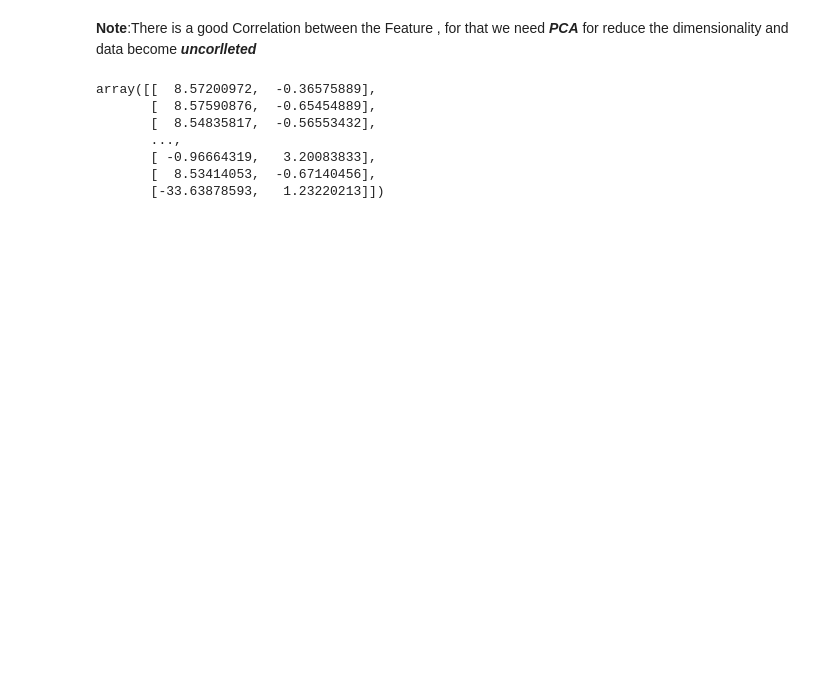
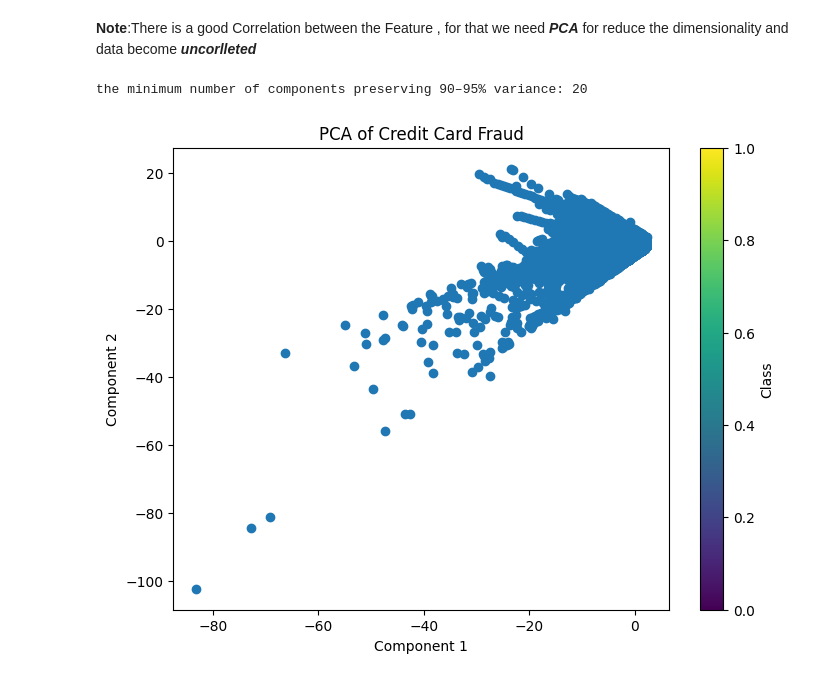
Before and after one commit to Naseem-Ananzeh/Ml2_Final_Project, a Jupyter notebook: creditcard_dataset_.ipynb, the cells around one changed output. Saved outputs shown, nothing was run; the diff lists cells and outputs as text; code cells hidden in the pictures; blank space fills up the shorter version.

```diff
--- a/creditcard_dataset_.ipynb
+++ b/creditcard_dataset_.ipynb
@@ -236,14 +253,27 @@ corr_matrix
 **Note**:There is a good Correlation between the Feature , for that we need  ***PCA*** for reduce the dimensionality and data become ***uncorlleted***
 # %%
 from sklearn.decomposition import PCA
-pca = PCA(n_components=2)
-X_reduced = pca.fit_transform(X_resampled)
-X_reduced
+pca = PCA()
+X_reduced = pca.fit_transform(X)
-# %% [output]
-array([[  8.57200972,  -0.36575889],
-       [  8.57590876,  -0.65454889],
-       [  8.54835817,  -0.56553432],
-       ...,
-       [ -0.96664319,   3.20083833],
-       [  8.53414053,  -0.67140456],
-       [-33.63878593,   1.23220213]])
+# %%
+explained_variance_ratio = pca.explained_variance_ratio_
+cumulative_variance_ratio = np.cumsum(explained_variance_ratio)
+
+n_components = np.argmax(cumulative_variance_ratio >= 0.90) + 1
+
+print(f"the minimum number of components preserving 90–95% variance: {n_components}")
+
+pca_reduced = PCA(n_components=n_components)
+x_pca_reduced = pca_reduced.fit_transform(X_reduced)
+# %% [output]
+the minimum number of components preserving 90–95% variance: 20
+# %%
+plt.figure(figsize=(8, 6))
+plt.scatter(X_reduced[:, 0], X_reduced[:, 1])
+plt.xlabel('Component 1')
+plt.ylabel('Component 2')
+plt.title('PCA of Credit Card Fraud')
+plt.colorbar(label='Class')
+plt.show()
+# %% [output]
+[figure, added]
```
Also changed, not shown: parts of 14 cells of this notebook.
